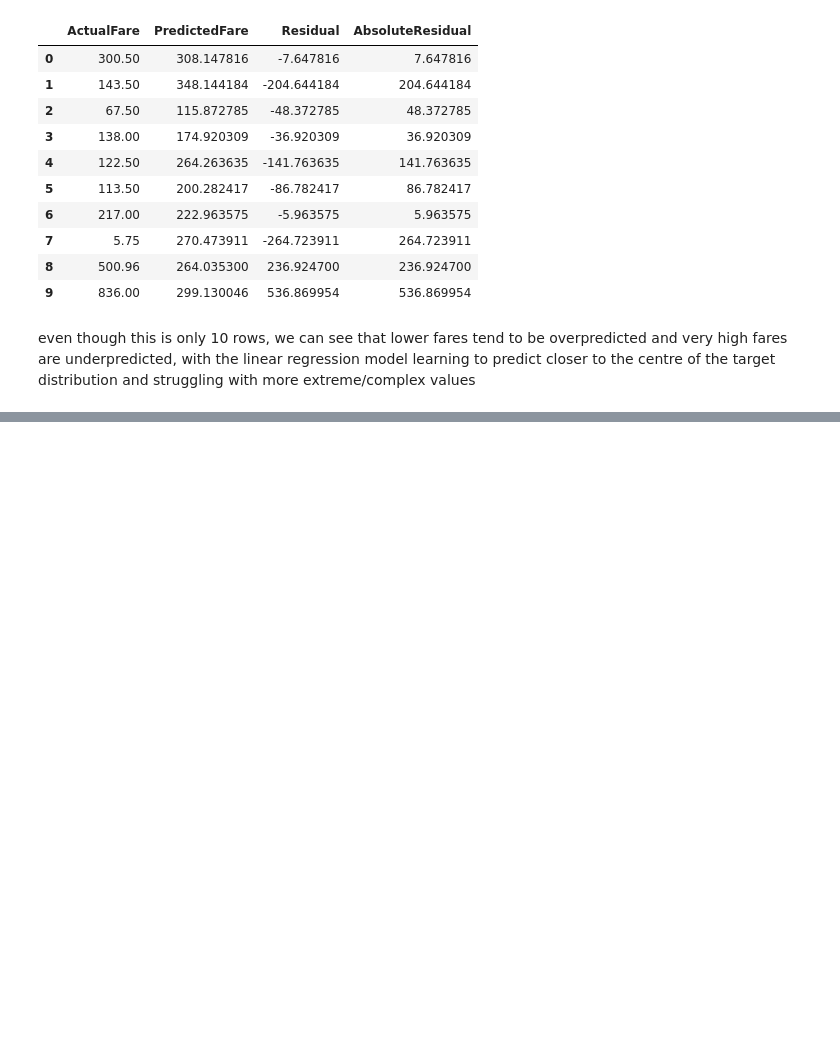
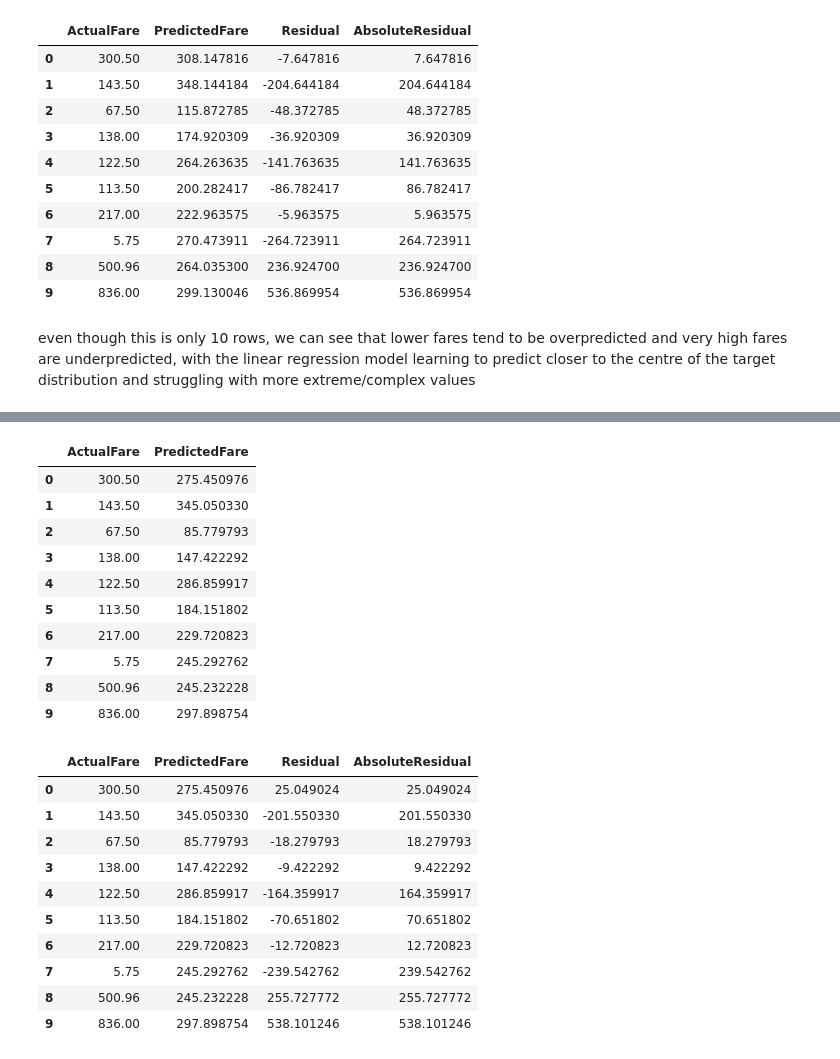
Before and after one commit to Anythingsaf22/Analyse-US-Domestic-flights, a Jupyter notebook: Notebooks/notebook4.ipynb, the cells around one changed output, grey strips where cells are left out. Drawn from its saved outputs; the diff is of its cells as text; code cells hidden in the pictures; blank space fills up the shorter version.

```diff
--- a/Notebooks/notebook4.ipynb
+++ b/Notebooks/notebook4.ipynb
@@ -290,0 +383,34 @@ even though this is only 10 rows, we can see that lower fares tend to be overpre
+# %%
+rf_pred_comparison = pd.DataFrame({
+    'ActualFare': y_test.to_numpy(),
+    'PredictedFare': random_forest_pred
+})
+display(rf_pred_comparison.head(10))
+
+#residual analysis
+rf_pred_comparison['Residual'] = (rf_pred_comparison['ActualFare'] - rf_pred_comparison['PredictedFare'])
+rf_pred_comparison['AbsoluteResidual'] = rf_pred_comparison['Residual'].abs()
+display(rf_pred_comparison.head(10))
+# %% [output]
+|  | ActualFare | PredictedFare |
+| 0 | 300.50 | 275.450976 |
+| 1 | 143.50 | 345.050330 |
+| 2 | 67.50 | 85.779793 |
+| 3 | 138.00 | 147.422292 |
+| 4 | 122.50 | 286.859917 |
+| 5 | 113.50 | 184.151802 |
+| 6 | 217.00 | 229.720823 |
+| 7 | 5.75 | 245.292762 |
+| 8 | 500.96 | 245.232228 |
+| 9 | 836.00 | 297.898754 |
+|  | ActualFare | PredictedFare | Residual | AbsoluteResidual |
+| 0 | 300.50 | 275.450976 | 25.049024 | 25.049024 |
+| 1 | 143.50 | 345.050330 | -201.550330 | 201.550330 |
+| 2 | 67.50 | 85.779793 | -18.279793 | 18.279793 |
+| 3 | 138.00 | 147.422292 | -9.422292 | 9.422292 |
+| 4 | 122.50 | 286.859917 | -164.359917 | 164.359917 |
+| 5 | 113.50 | 184.151802 | -70.651802 | 70.651802 |
+| 6 | 217.00 | 229.720823 | -12.720823 | 12.720823 |
+| 7 | 5.75 | 245.292762 | -239.542762 | 239.542762 |
+| 8 | 500.96 | 245.232228 | 255.727772 | 255.727772 |
+| 9 | 836.00 | 297.898754 | 538.101246 | 538.101246 |
```
Also changed, not shown: parts of 11 cells of this notebook.
